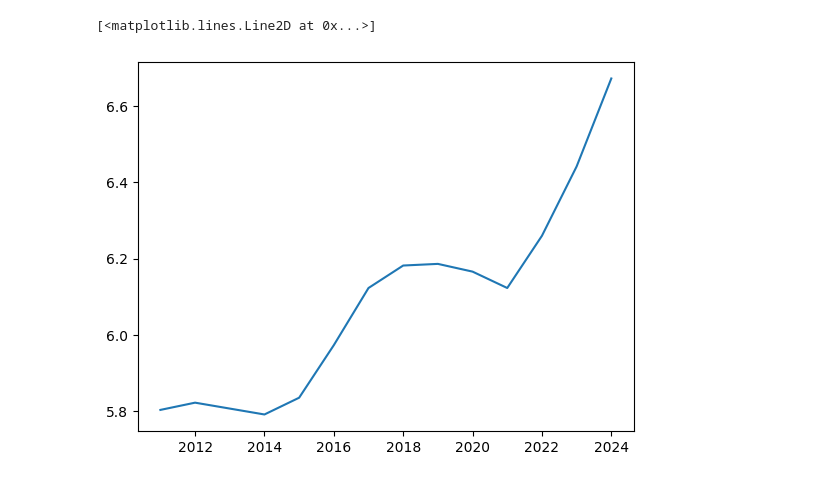
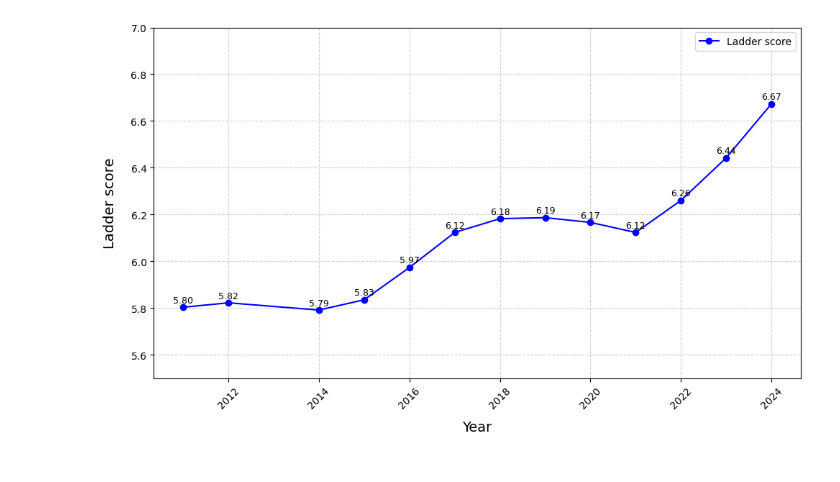
Before and after one commit to matcze/world_happiness, a Jupyter notebook: world_happiness.ipynb, the cells around one changed output. Drawn from its saved outputs; the diff is of its cells as text; code cells hidden in the pictures.

```diff
--- a/world_happiness.ipynb
+++ b/world_happiness.ipynb
@@ -27,7 +27,17 @@ dataset_poland
 years = dataset_poland["Year"]
 ladder_score = dataset_poland["Ladder score"]
 # %%
-plt.plot(years, ladder_score)
+plt.figure(figsize=(10, 6))
+for x, y in zip(years, ladder_score):
+    plt.text(x, y + 0.02, f"{y:.2f}", ha='center', fontsize=9)
+plt.plot(years, ladder_score, label="Ladder score", color='blue', marker='o', linestyle='-')
+plt.grid(True, linestyle='--', alpha=0.6)
+plt.xlabel("Year", fontsize=14, labelpad=10)
+plt.ylim(5.5, 7)
+plt.ylabel("Ladder score", fontsize=14, labelpad=14)
+plt.legend()
+plt.xticks(rotation=45)
+plt.tight_layout()
+plt.show()
 # %% [output]
-[<matplotlib.lines.Line2D at 0x...>]
-[figure, old version]
+[figure, new version]
```
